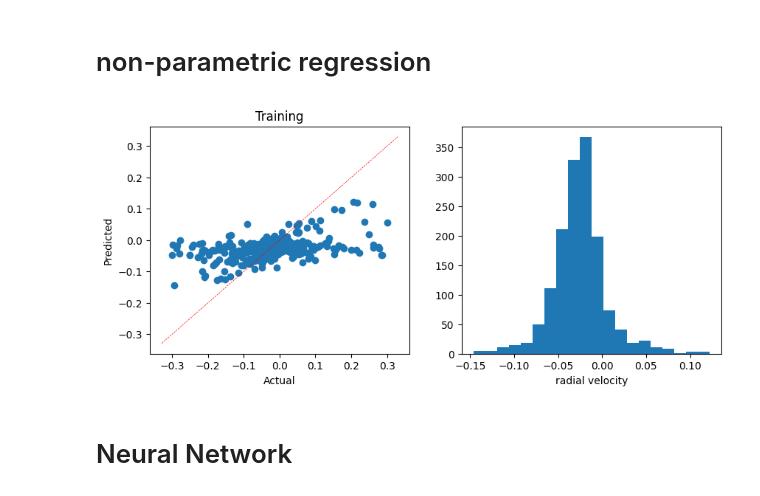
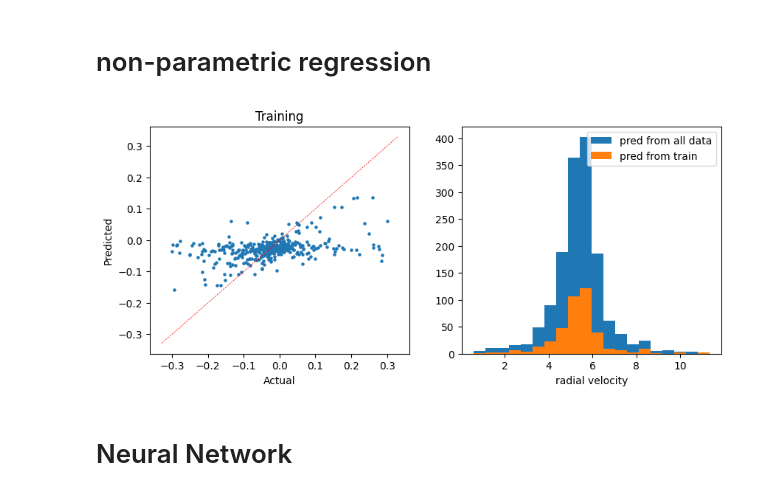
Before and after one commit to stevenalfonso/radial-velocity, a Jupyter notebook: regression_radial_velocity.ipynb, the cells around one changed output. Saved outputs shown, nothing was run; the diff lists cells and outputs as text; code cells hidden in the pictures.

```diff
--- a/regression_radial_velocity.ipynb
+++ b/regression_radial_velocity.ipynb
@@ -196,27 +196,29 @@ from sklearn.kernel_ridge import KernelRidge
 # %%
 #smoothed = sm.nonparametric.lowess(exog=x_data, endog=y_data, frac=0.15, is_sorted=False)
 # 'cosine', 'linear', 'poly', 'chi2', 'additive_chi2', 'rbf', 'laplacian', 'sigmoid', 'polynomial', 'precomputed'
-clf = KernelRidge(kernel='rbf', gamma=0.1, alpha=1.5)
+clf = KernelRidge(kernel='rbf', gamma=0.05, alpha=1.0)
 clf.fit(x_data, y_data)
 x_full = np.array(cluster_candidates[['ra','dec','pmra','pmdec','parallax']])
 y_pred = clf.predict(x_full)
 y_pred_train = clf.predict(x_data)
 
 
 fig, ax = plt.subplots(1,2, figsize=(10,4))
 
-ax[0].scatter(y_data, y_pred_train)
+ax[0].scatter(y_data, y_pred_train, s=5)
 ax[0].set_xlabel("Actual", fontsize=10)
 ax[0].set_ylabel("Predicted",  fontsize=10)
 ax[0].set_title("Training")
 x = np.linspace(*ax[0].get_xlim())
 ax[0].plot(x, x, color='red', ls='--', lw=0.5)
 
 #ax[1].hist(scaler_rv.inverse_transform(y_pred), bins=20)
-ax[1].hist(y_pred, bins=20)
+ax[1].hist(scaler_rv.inverse_transform(y_pred), bins=20, label='pred from all data')
+ax[1].hist(scaler_rv.inverse_transform(y_pred_train), bins=20, label='pred from train')
 ax[1].set_xlabel("radial velocity", fontsize=10)
+ax[1].legend()
 fig.show()
 # %% [output]
-[figure, old version]
+[figure, new version]
 # %% [markdown]
 # Neural Network
```
Also changed, not shown: parts of 12 cells of this notebook.
